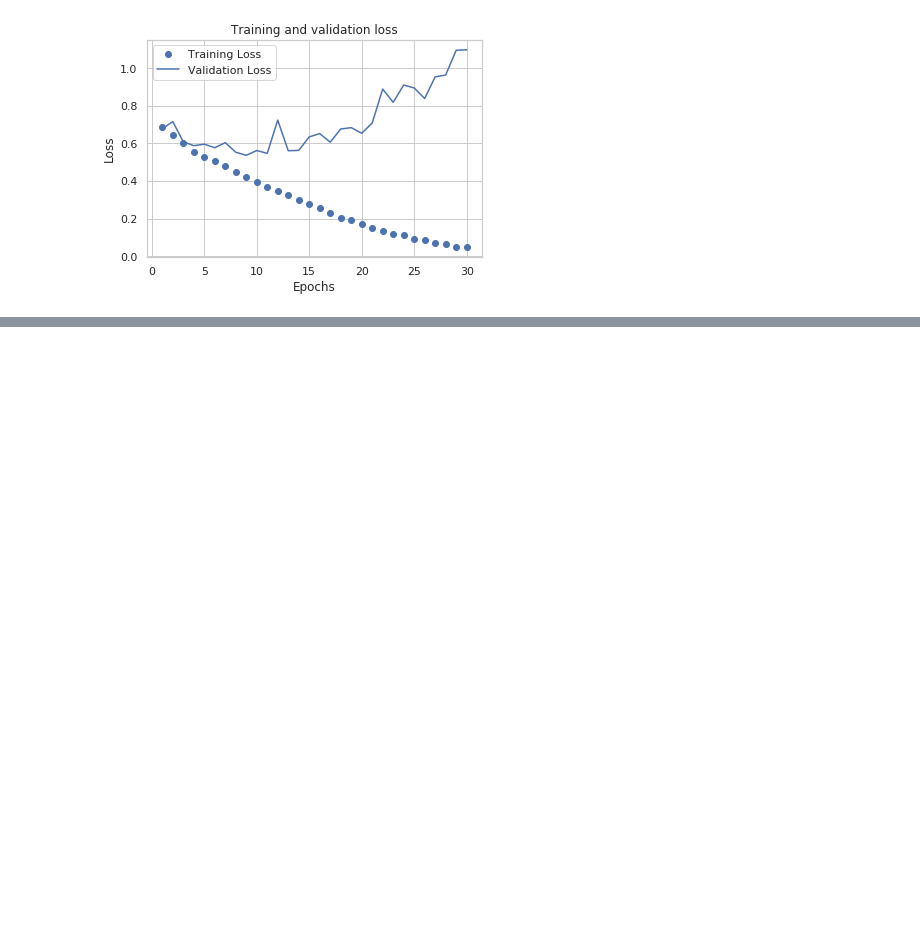
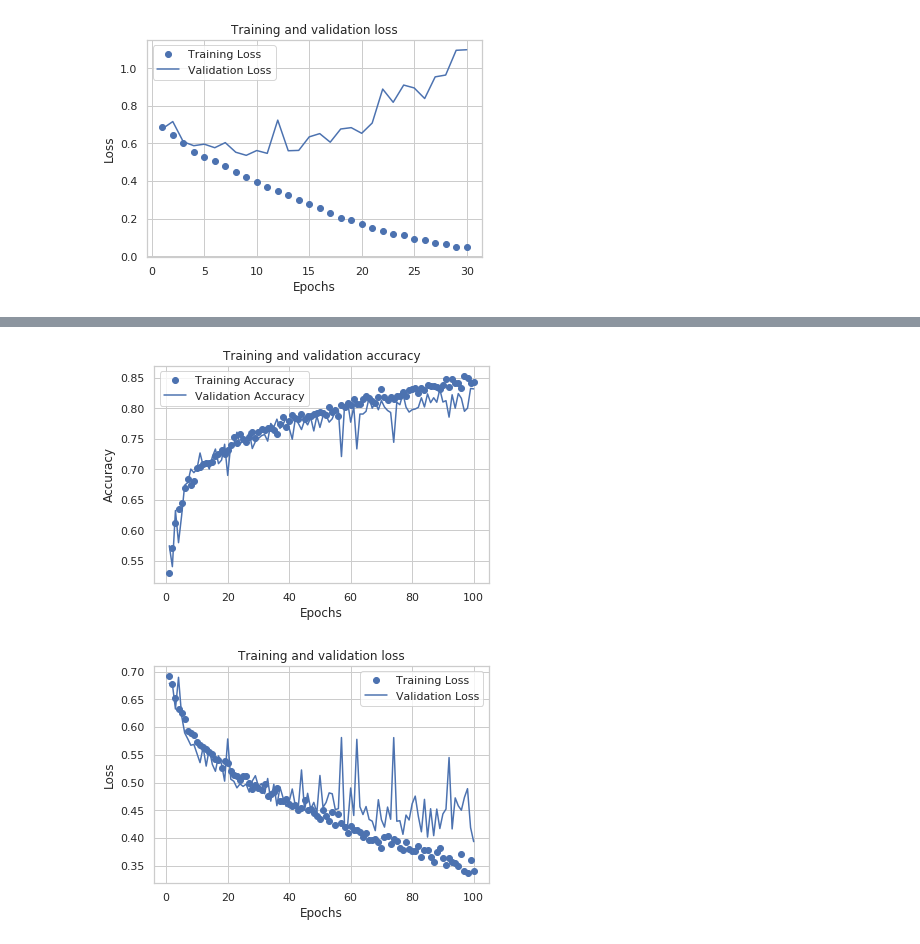
Before and after one commit to wllgrnt/keras-examples, a Jupyter notebook: Chapter5.ipynb, the cells around one changed output, grey strips where cells are left out. Saved outputs shown, nothing was run; the diff lists cells and outputs as text; code cells hidden in the pictures; blank space fills up the shorter version.

```diff
--- a/Chapter5.ipynb
+++ b/Chapter5.ipynb
@@ -384,0 +436,19 @@ plt.show()
+# %%
+# Now lets build a convnet with ConvNet2D and MaxPooling layers
+model = keras.models.Sequential()
+model.add(keras.layers.Conv2D(32, (3,3), activation="relu", input_shape=(150,150,3)))
+model.add(keras.layers.MaxPooling2D((2,2)))
+model.add(keras.layers.Conv2D(64, (3,3), activation="relu"))
+model.add(keras.layers.MaxPooling2D((2,2)))
+model.add(keras.layers.Conv2D(128, (3,3), activation="relu"))
+model.add(keras.layers.MaxPooling2D((2,2)))
+model.add(keras.layers.Conv2D(128, (3,3), activation="relu"))
+model.add(keras.layers.MaxPooling2D((2,2)))
+model.add(keras.layers.Flatten())
+model.add(keras.layers.Dropout(0.5))
+model.add(keras.layers.Dense(512, activation="relu"))
+model.add(keras.layers.Dense(1, activation="sigmoid"))
+
+model.compile(loss="binary_crossentropy",
+              optimizer=keras.optimizers.RMSprop(lr=1e-4),
+              metrics=["acc"])
@@ -384,0 +522,27 @@ plt.show()
+# %%
+# Plot the loss and accuracy of the model over the training and validation data
+history_dict = history.history
+acc = history_dict["acc"]
+val_acc = history_dict["val_acc"]
+loss = history_dict["loss"]
+val_loss = history_dict["val_loss"]
+epochs = range(1, len(loss) +1)
+
+plt.plot(epochs, acc, "bo", label="Training Accuracy")
+plt.plot(epochs, val_acc, "b", label="Validation Accuracy")
+plt.title("Training and validation accuracy")
+plt.xlabel("Epochs")
+plt.ylabel("Accuracy")
+plt.legend()
+plt.show()
+
+plt.plot(epochs, loss, "bo", label="Training Loss")
+plt.plot(epochs, val_loss, "b", label="Validation Loss")
+plt.title("Training and validation loss")
+plt.xlabel("Epochs")
+plt.ylabel("Loss")
+plt.legend()
+plt.show()
+# %% [output]
+[figure, added]
+[figure, added]
```
Also changed, not shown: parts of 20 cells of this notebook.
